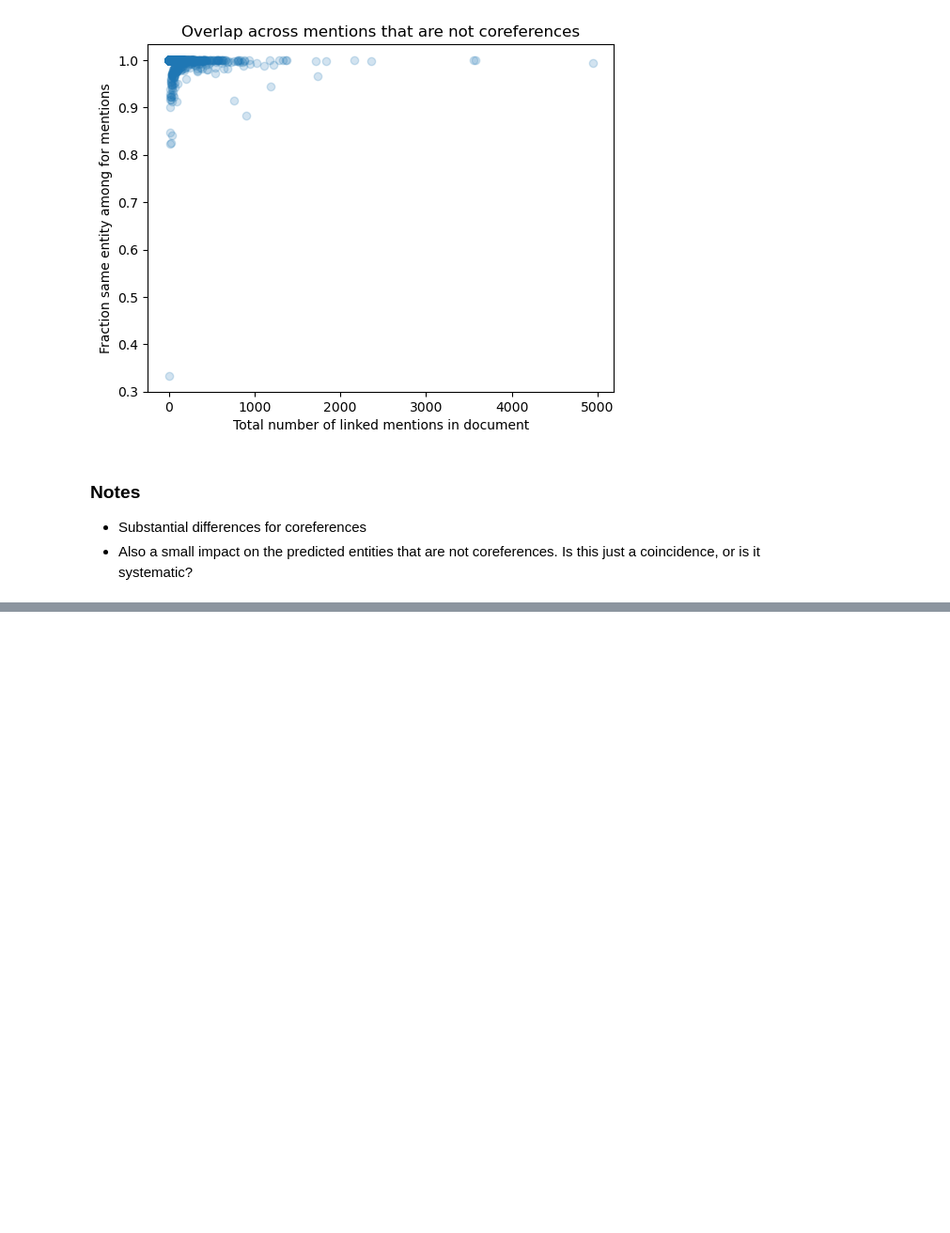
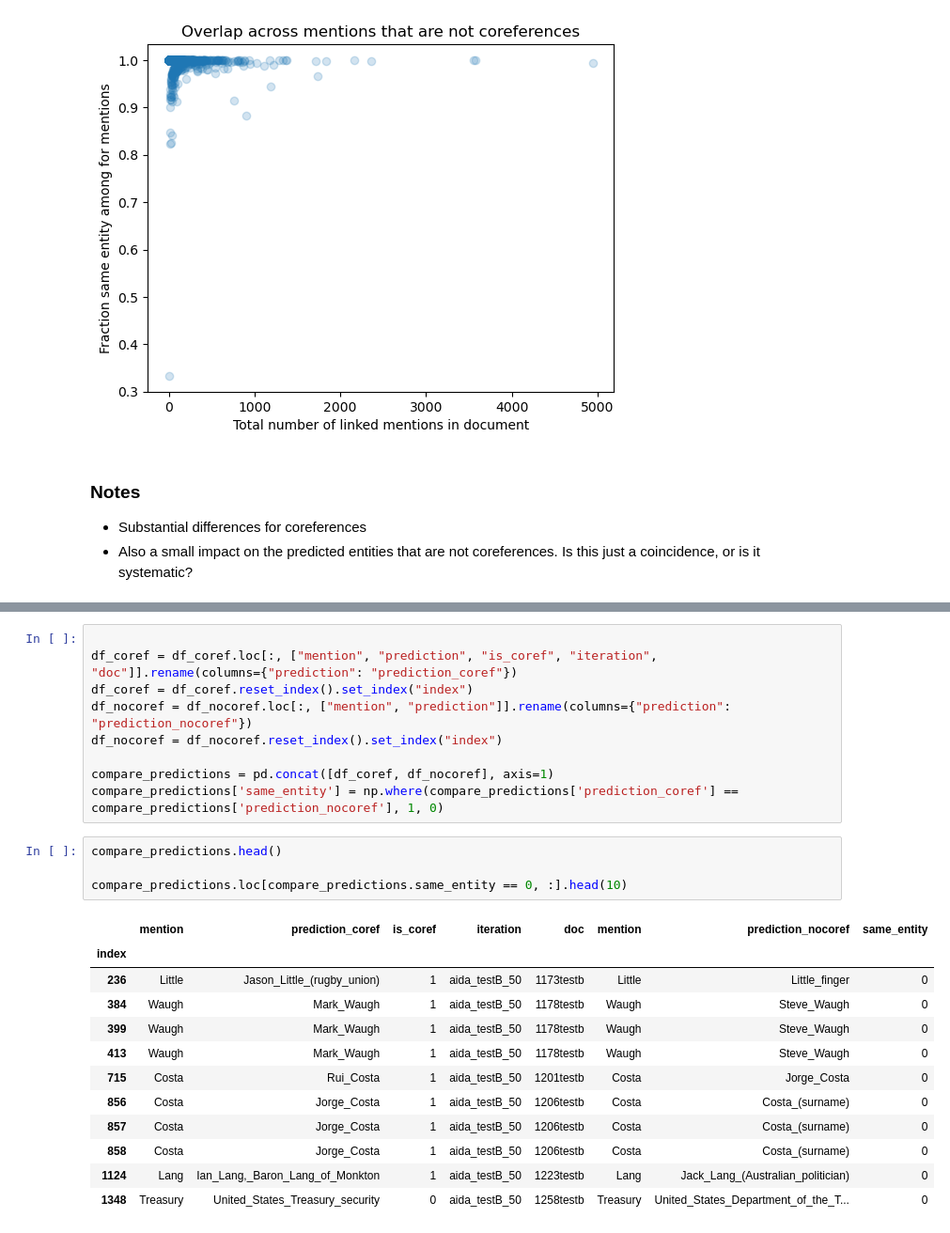
Before and after one commit to f-hafner/explore_coref, a Jupyter notebook: overview.ipynb, the cells around one changed output, grey strips where cells are left out. Shown at 94% size. Cells and saved outputs as stored; diff of their text form; blank space fills up the shorter version.

```diff
--- a/overview.ipynb
+++ b/overview.ipynb
@@ -350,0 +431,26 @@ Average overlap across documents (unweighted) for no_coref: 0.999
+# %%
+
+df_coref = df_coref.loc[:, ["mention", "prediction", "is_coref", "iteration", "doc"]].rename(columns={"prediction": "prediction_coref"})
+df_coref = df_coref.reset_index().set_index("index")
+df_nocoref = df_nocoref.loc[:, ["mention", "prediction"]].rename(columns={"prediction": "prediction_nocoref"})
+df_nocoref = df_nocoref.reset_index().set_index("index")
+
+compare_predictions = pd.concat([df_coref, df_nocoref], axis=1)
+compare_predictions['same_entity'] = np.where(compare_predictions['prediction_coref'] == compare_predictions['prediction_nocoref'], 1, 0)
+# %%
+compare_predictions.head()
+
+compare_predictions.loc[compare_predictions.same_entity == 0, :].head(10)
+# %% [output]
+|  | mention | prediction_coref | is_coref | iteration | doc | mention | prediction_nocoref | same_entity |
+| index |  |  |  |  |  |  |  |  |
+| 236 | Little | Jason_Little_(rugby_union) | 1 | aida_testB_50 | 1173testb | Little | Little_finger | 0 |
+| 384 | Waugh | Mark_Waugh | 1 | aida_testB_50 | 1178testb | Waugh | Steve_Waugh | 0 |
+| 399 | Waugh | Mark_Waugh | 1 | aida_testB_50 | 1178testb | Waugh | Steve_Waugh | 0 |
+| 413 | Waugh | Mark_Waugh | 1 | aida_testB_50 | 1178testb | Waugh | Steve_Waugh | 0 |
+| 715 | Costa | Rui_Costa | 1 | aida_testB_50 | 1201testb | Costa | Jorge_Costa | 0 |
+| 856 | Costa | Jorge_Costa | 1 | aida_testB_50 | 1206testb | Costa | Costa_(surname) | 0 |
+| 857 | Costa | Jorge_Costa | 1 | aida_testB_50 | 1206testb | Costa | Costa_(surname) | 0 |
+| 858 | Costa | Jorge_Costa | 1 | aida_testB_50 | 1206testb | Costa | Costa_(surname) | 0 |
+| 1124 | Lang | Ian_Lang,_Baron_Lang_of_Monkton | 1 | aida_testB_50 | 1223testb | Lang | Jack_Lang_(Australian_politician) | 0 |
+| 1348 | Treasury | United_States_Treasury_security | 0 | aida_testB_50 | 1258testb | Treasury | United_States_Department_of_the_T... | 0 |
```
Also changed, not shown: parts of 11 cells of this notebook, 1 other file.
